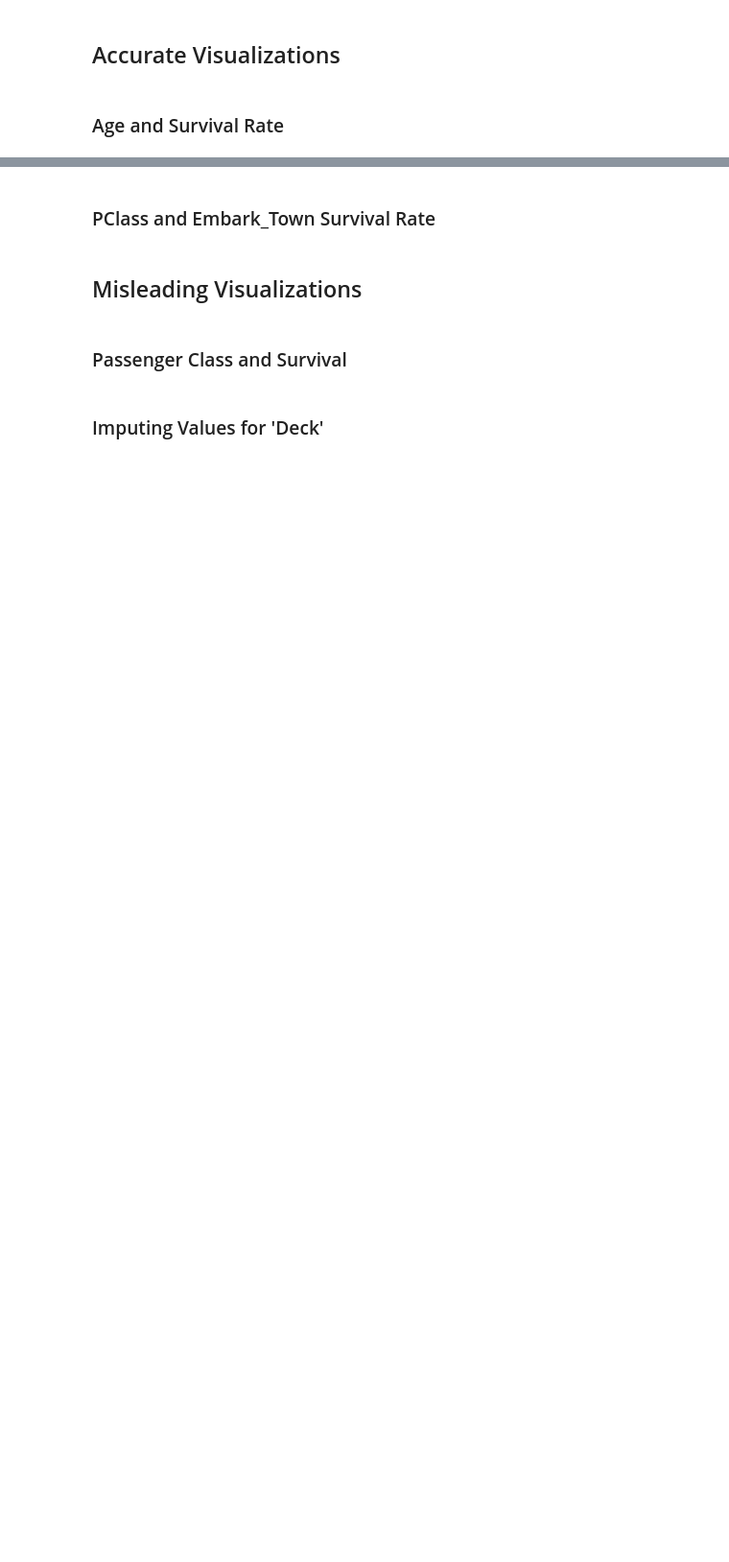
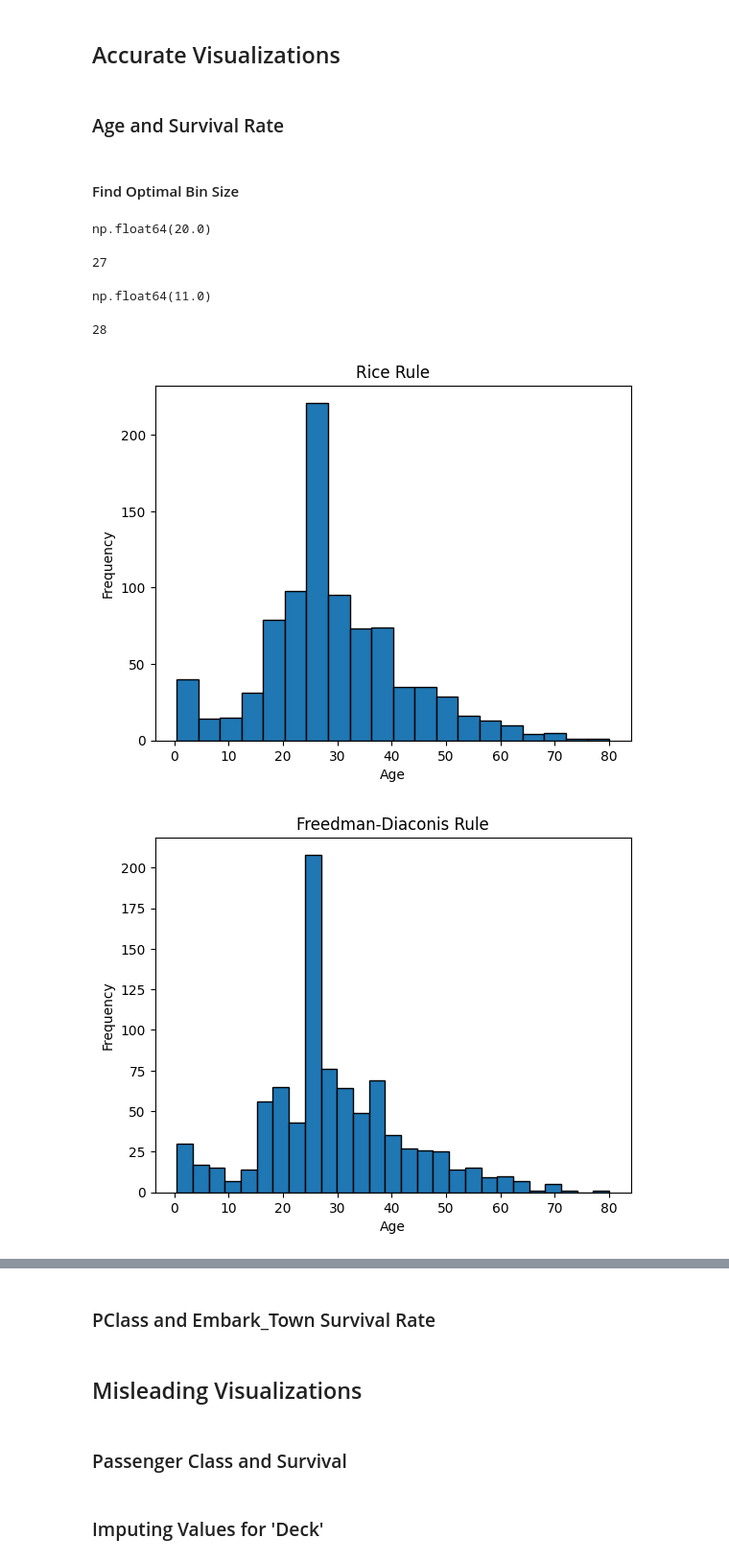
Before and after one commit to chance-roberts/DATA6550-Visualization, a Jupyter notebook: Code/Roberts/RobertsC_Visualization.ipynb, the cells around one changed output, grey strips where cells are left out. Shown at 96% size. Cells and saved outputs as stored; diff of their text form; code cells hidden in the pictures; blank space fills up the shorter version.

```diff
--- a/Code/Roberts/RobertsC_Visualization.ipynb
+++ b/Code/Roberts/RobertsC_Visualization.ipynb
@@ -140,3 +163,45 @@ dtype: float64
 ## Accurate Visualizations
 # %% [markdown]
 ### Age and Survival Rate
+# %% [markdown]
+#### Find Optimal Bin Size
+# %%
+#Use Rice Rule to determine number of bins
+rice_bins = np.ceil(2 * np.cbrt(len(titanic)))
+rice_bins
+# %% [output]
+np.float64(20.0)
+# %%
+#Use Freedman-Diaconis Rule to determine number of bins
+bin_width = 2*((np.percentile(titanic['age'], 75) - np.percentile(titanic['age'], 25))/ np.cbrt(len(titanic)))
+fd_bins = int(np.ceil((max(titanic['age']) - min(titanic['age']))/bin_width))
+fd_bins
+# %% [output]
+27
+# %%
+#Use Sturges' Rule to determine an appropriate number of bins
+sturges_bin = np.ceil(np.log2(len(titanic['age'])) + 1)
+sturges_bin
+# %% [output]
+np.float64(11.0)
+# %%
+#Manually set bin sizes
+age_min = int(titanic['age'].min())
+age_max = int(titanic['age'].max())
+bins = bins_3_year = list(range(age_min, age_max + 4, 3))
+len(bins_3_year)
+# %% [output]
+28
+# %%
+#Create a list of titles
+titles = ['Rice Rule', 'Freedman-Diaconis Rule', 'Sturges Rule', '3-Year Bins']
+#Plot the histograms for the different bin sizes
+for i, bins in enumerate([int(rice_bins), int(fd_bins), int(sturges_bin), bins_3_year]):
+    plt.hist(titanic['age'], bins=bins, edgecolor='black')
+    plt.title(titles[i])
+    plt.xlabel('Age')
+    plt.ylabel('Frequency')
+    plt.show()
+# %% [output]
+[figure, added]
+[figure, added]
```
Also changed, not shown: parts of 7 cells of this notebook.
